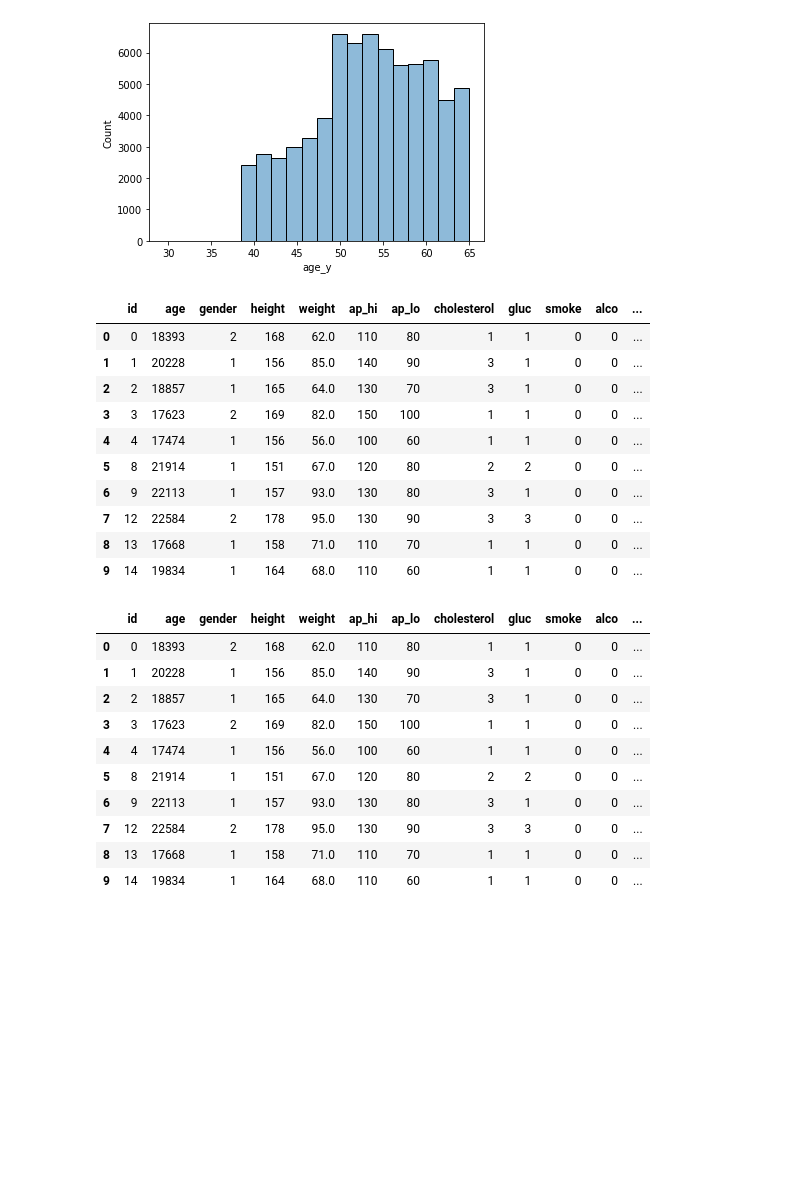
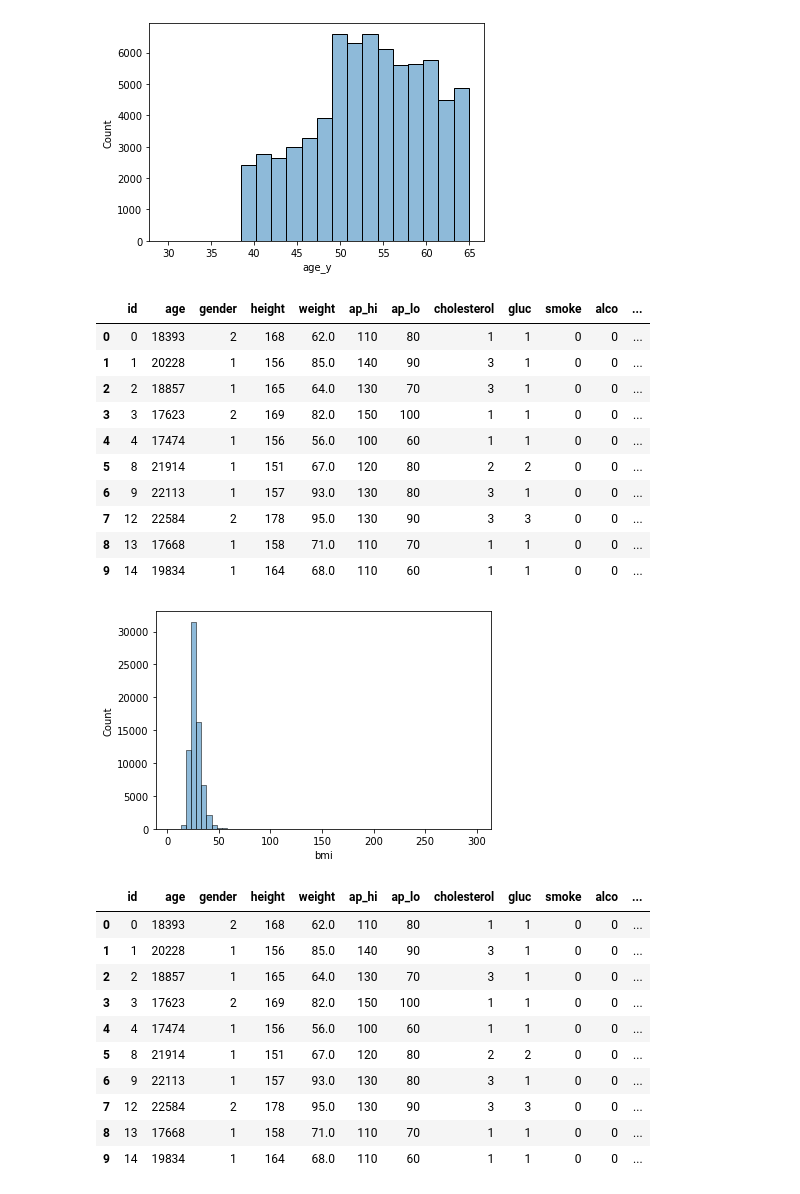
Before and after one commit to GregoryDzej/Big-Data-Python-task, a Jupyter notebook: Big_data_Cardio_.ipynb, the cells around one changed output. Cells and saved outputs as stored; diff of their text form; code cells hidden in the pictures; blank space fills up the shorter version.

```diff
--- a/Big_data_Cardio_.ipynb
+++ b/Big_data_Cardio_.ipynb
@@ -137,22 +139,27 @@ sns.histplot(data=main_data,x='age_y',bins=20,palette="dark:darkred", alpha=0.5)
 # %%
 #convert heigh and weight to BMI categories
 main_data['bmi'] = (main_data['weight'] / (((main_data['height']/100)**2))).round(decimals=2)
 #creating the treshold 0 -> 1
 main_data['bmi_high'] = (main_data['bmi'] >= 30).astype(int)
+sns.histplot(data=main_data,x='bmi',bins=60,palette="dark:darkred", alpha=0.5)
+main_data['bmi_high']
+
+display(pd.DataFrame(main_data['bmi_high'].value_counts()))
 
 main_data.head(10)
 # %% [output]
 |  | id | age | gender | height | weight | ap_hi | ap_lo | cholesterol | gluc | smoke | alco | ... |
 | 0 | 0 | 18393 | 2 | 168 | 62.0 | 110 | 80 | 1 | 1 | 0 | 0 | ... |
 | 1 | 1 | 20228 | 1 | 156 | 85.0 | 140 | 90 | 3 | 1 | 0 | 0 | ... |
 | 2 | 2 | 18857 | 1 | 165 | 64.0 | 130 | 70 | 3 | 1 | 0 | 0 | ... |
 | 3 | 3 | 17623 | 2 | 169 | 82.0 | 150 | 100 | 1 | 1 | 0 | 0 | ... |
 | 4 | 4 | 17474 | 1 | 156 | 56.0 | 100 | 60 | 1 | 1 | 0 | 0 | ... |
 | 5 | 8 | 21914 | 1 | 151 | 67.0 | 120 | 80 | 2 | 2 | 0 | 0 | ... |
 | 6 | 9 | 22113 | 1 | 157 | 93.0 | 130 | 80 | 3 | 1 | 0 | 0 | ... |
 | 7 | 12 | 22584 | 2 | 178 | 95.0 | 130 | 90 | 3 | 3 | 0 | 0 | ... |
 | 8 | 13 | 17668 | 1 | 158 | 71.0 | 110 | 70 | 1 | 1 | 0 | 0 | ... |
 | 9 | 14 | 19834 | 1 | 164 | 68.0 | 110 | 60 | 1 | 1 | 0 | 0 | ... |
+[figure, added]
 # %%
 #converting gender from 1 and 2 to 0 and 1 value
 main_data['gender_dummy'] = main_data['gender'] - 1
```
Also changed, not shown: parts of 8 cells of this notebook.
